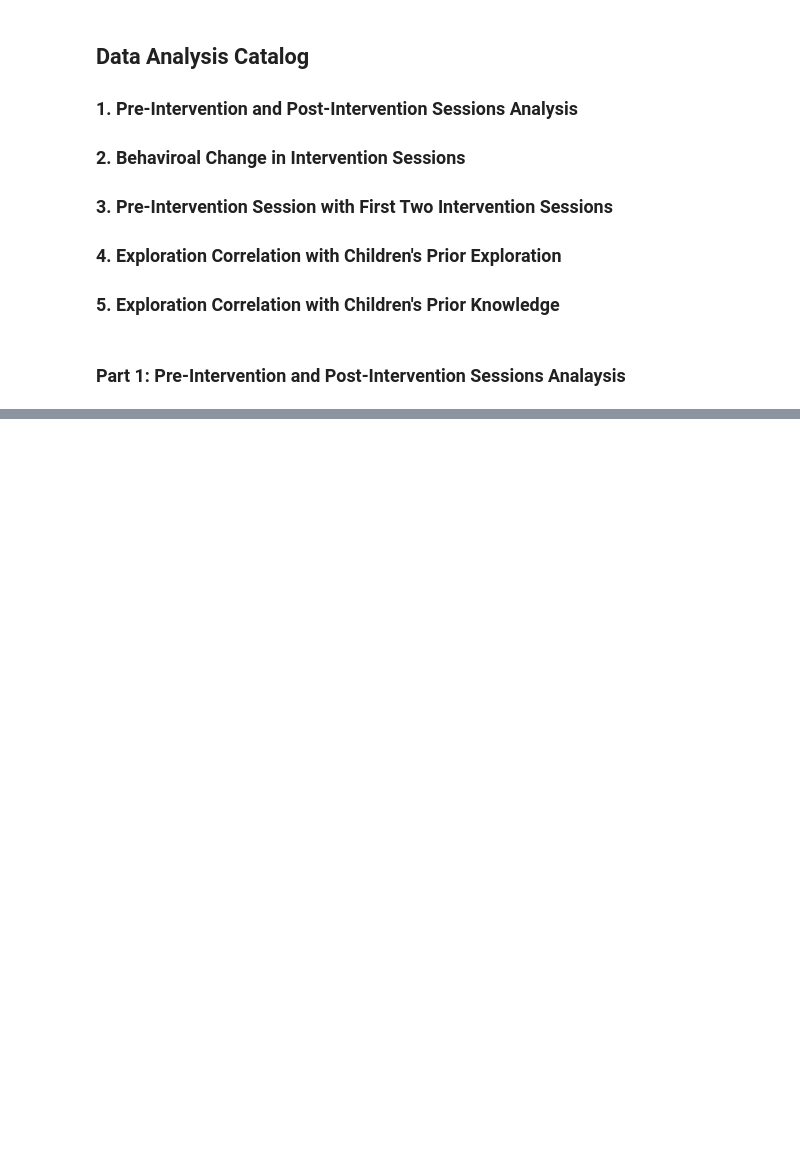
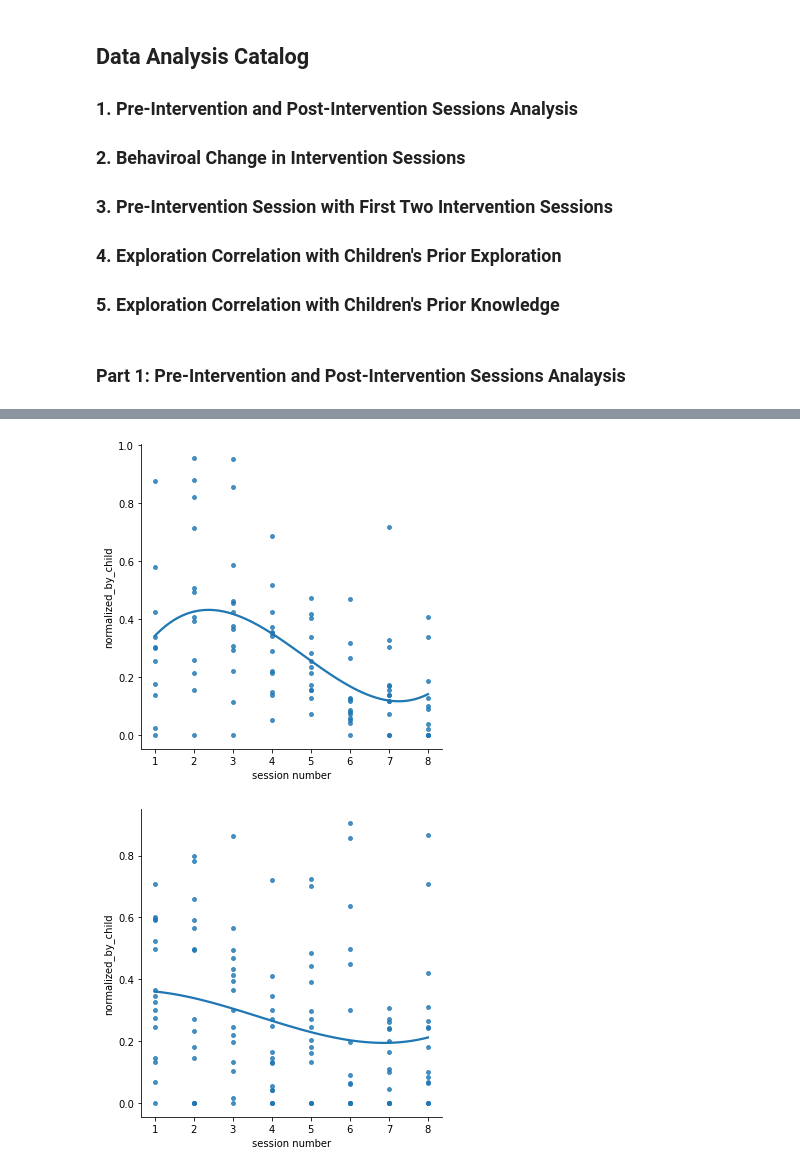
Before and after one commit to XiajZhang/exploration-study-data-processing, a Jupyter notebook: data_analysis_plotting.ipynb, the cells around one changed output, grey strips where cells are left out. Saved outputs shown, nothing was run; the diff lists cells and outputs as text; code cells hidden in the pictures; blank space fills up the shorter version.

```diff
--- a/data_analysis_plotting.ipynb
+++ b/data_analysis_plotting.ipynb
@@ -238,0 +299,12 @@ c349
+# %%
+
+feature_selection = 'normalized_by_child'
+for group_condition in ['treatment', 'control']:
+    group_child_data = []
+    normalized_group_data = normalized_df[normalized_df['group'] == group_condition]
+    # sns.lmplot(x="session number", y=feature_selection, data=normalized_group_data, x_estimator=np.mean)
+    sns.lmplot(x="session number", y=feature_selection, data=normalized_group_data,
+           order=3, ci=None, scatter_kws={"s": 15})
+# %% [output]
+[figure, added]
+[figure, added]
```
Also changed, not shown: parts of 13 cells of this notebook, 2 other files.
